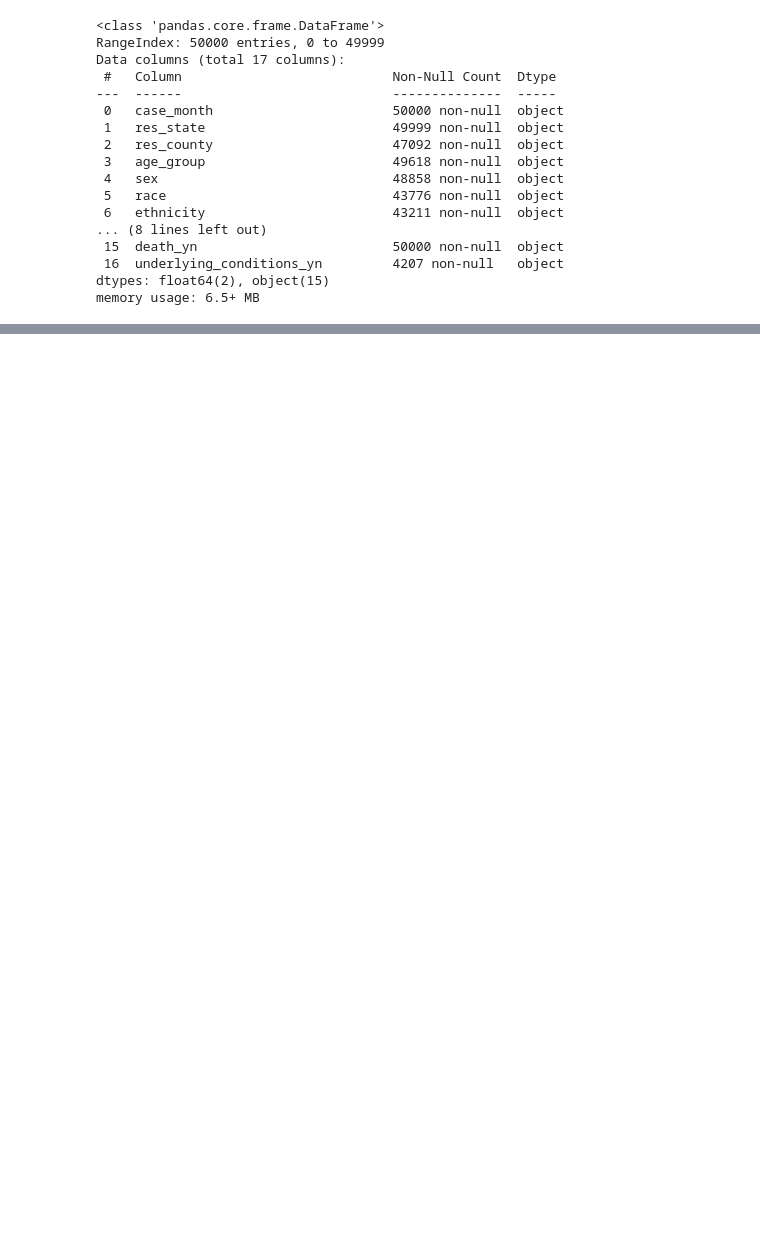
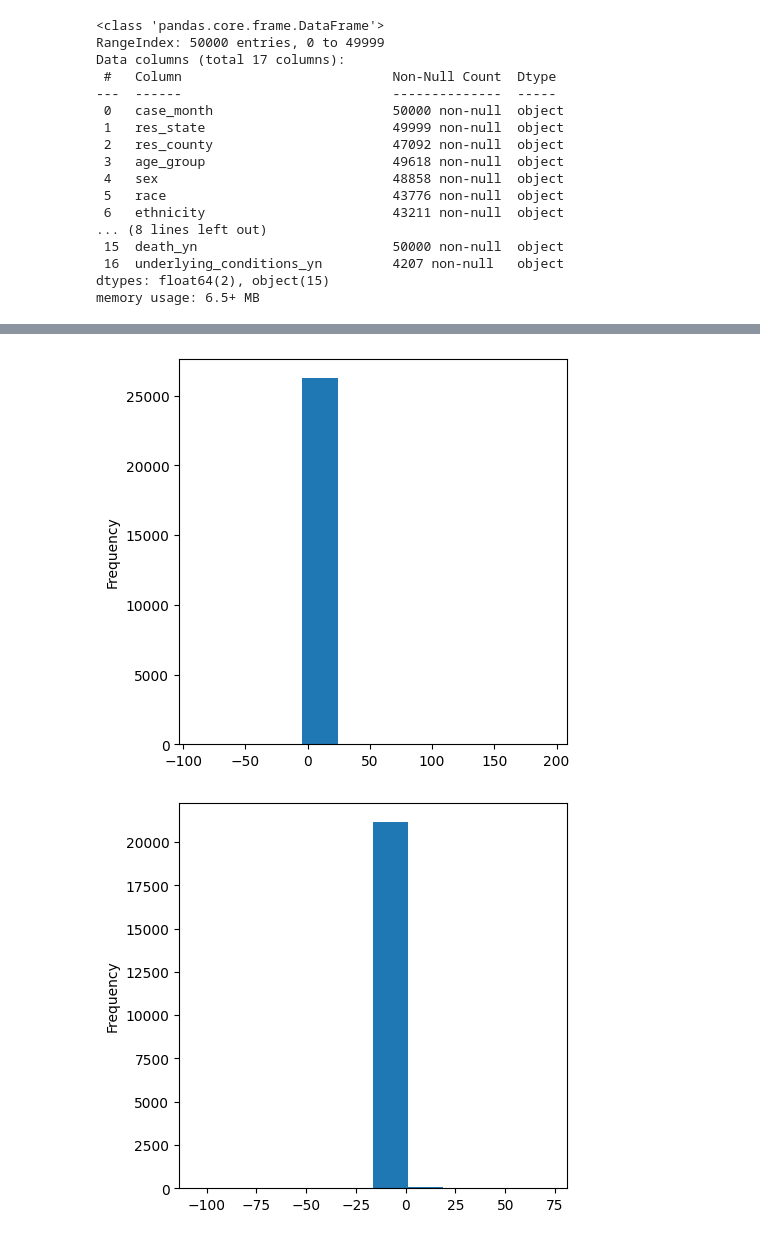
Before and after one commit to Southwick-Adam/CovidDataAnalysis, a Jupyter notebook: 2023-Homework1-Notebook.ipynb, the cells around one changed output, grey strips where cells are left out. Saved outputs shown, nothing was run; the diff lists cells and outputs as text; code cells hidden in the pictures; blank space fills up the shorter version.

```diff
--- a/2023-Homework1-Notebook.ipynb
+++ b/2023-Homework1-Notebook.ipynb
@@ -154,22 +146,7 @@ underlying_conditions_yn           category
 dtype: object
-# %%
-df['case_month'] = df['case_month'].astype('category')
-df['res_state'] = df['res_state'].astype('category')
-df['state_fips_code'] = df['state_fips_code'].astype('category')
-df['res_county'] = df['res_county'].astype('category')
-df['county_fips_code'] = df['county_fips_code'].astype('category')
-df['age_group'] = df['age_group'].astype('category')
-df['sex'] = df['sex'].astype('category')
-df['race'] = df['race'].astype('category')
-df['ethnicity'] = df['ethnicity'].astype('category')
-df['process'] = df['process'].astype('category')
-df['exposure_yn'] = df['exposure_yn'].astype('category')
-df['current_status'] = df['current_status'].astype('category')
-df['symptom_status'] = df['symptom_status'].astype('category')
-df['hosp_yn'] = df['hosp_yn'].astype('category')
-df['icu_yn'] = df['icu_yn'].astype('category')
-df['death_yn'] = df['death_yn'].astype('category')
-df['underlying_conditions_yn'] = df['underlying_conditions_yn'].astype('category')
+# %%
+for object in df.select_dtypes(['object']).columns:
+    df[object] = df[object].astype('category')
 # %%
 duplicate_rows = df.duplicated()
 dr = 0
@@ -211,3 +186,6 @@ Data columns (total 17 columns):
  16  underlying_conditions_yn         4207 non-null   object
 dtypes: float64(2), object(15)
 memory usage: 6.5+ MB
+# %%
+continuous_columns = df.select_dtypes(['float64']).columns
+df[continuous_columns].describe().T
@@ -218,0 +218,7 @@ ValueError: Cannot describe a DataFrame without columns
+# %%
+for col in continuous_columns:
+    df[col].plot(kind='hist', figsize=(5,5))
+    plt.show()
+# %% [output]
+[figure, added]
+[figure, added]
```
Also changed, not shown: parts of 8 cells of this notebook.
